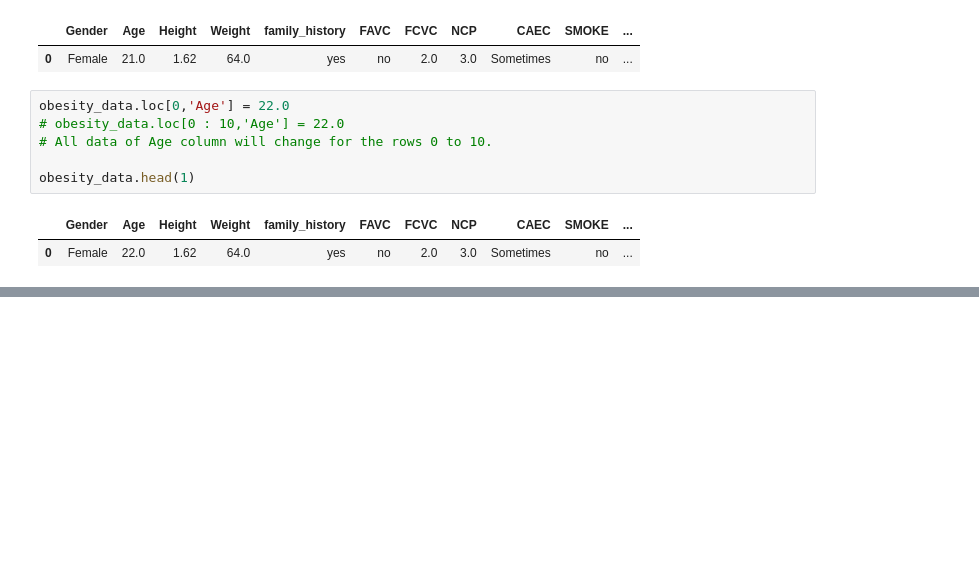
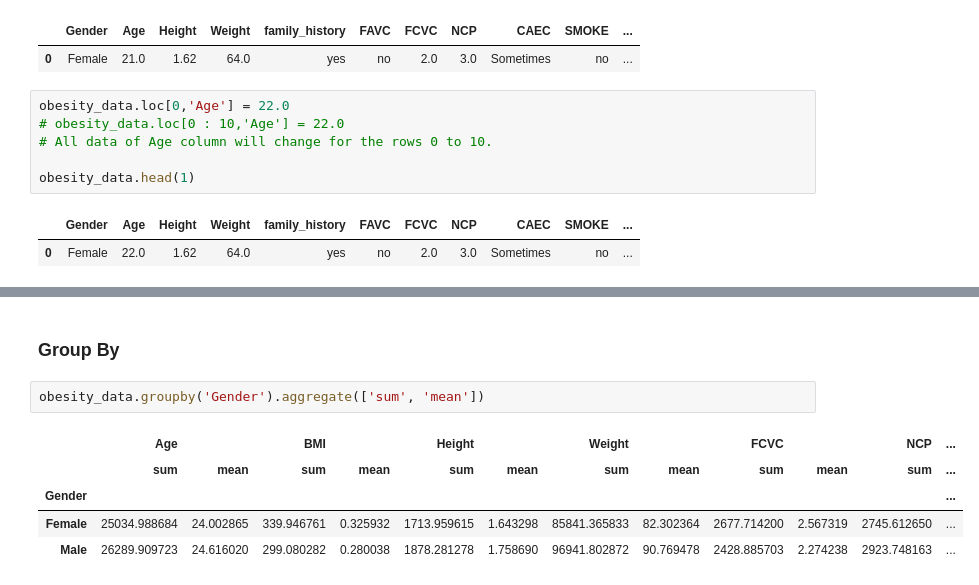
Before and after one commit to Pritam723/Programming-Fundamentals-For-DataScience, a Jupyter notebook: Practice Pandas.ipynb, the cells around one changed output, grey strips where cells are left out. Cells and saved outputs as stored; diff of their text form; blank space fills up the shorter version.

```diff
--- a/Practice Pandas.ipynb
+++ b/Practice Pandas.ipynb
@@ -288,0 +472,10 @@ obesity_data.head(1)
+# %% [markdown]
+<h3>Group By</h3>
+# %%
+obesity_data.groupby('Gender').aggregate(['sum', 'mean'])
+# %% [output]
+|  | Age |  | BMI |  | Height |  | Weight |  | FCVC |  | NCP | ... |
+|  | sum | mean | sum | mean | sum | mean | sum | mean | sum | mean | sum | ... |
+| Gender |  |  |  |  |  |  |  |  |  |  |  | ... |
+| Female | 25034.988684 | 24.002865 | 339.946761 | 0.325932 | 1713.959615 | 1.643298 | 85841.365833 | 82.302364 | 2677.714200 | 2.567319 | 2745.612650 | ... |
+| Male | 26289.909723 | 24.616020 | 299.080282 | 0.280038 | 1878.281278 | 1.758690 | 96941.802872 | 90.769478 | 2428.885703 | 2.274238 | 2923.748163 | ... |
```
Also changed, not shown: parts of 21 cells of this notebook.
